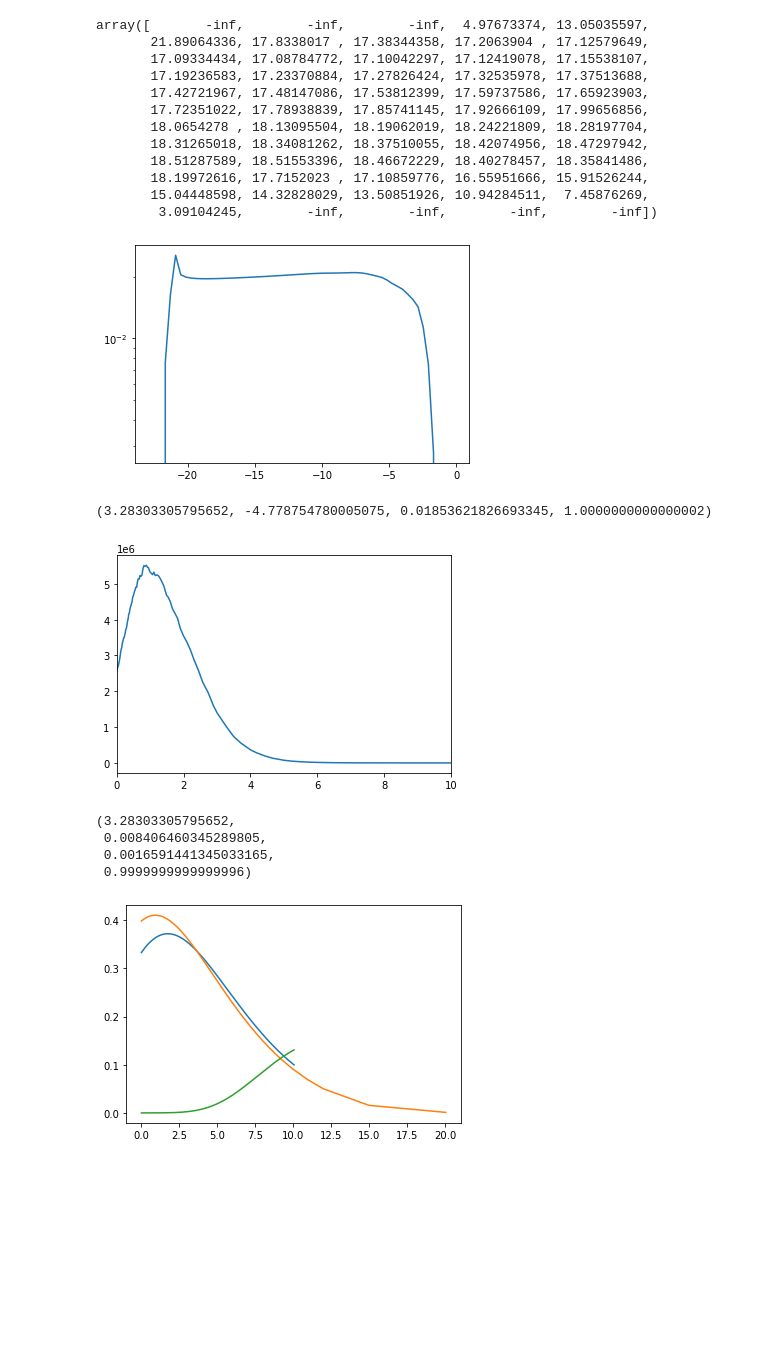
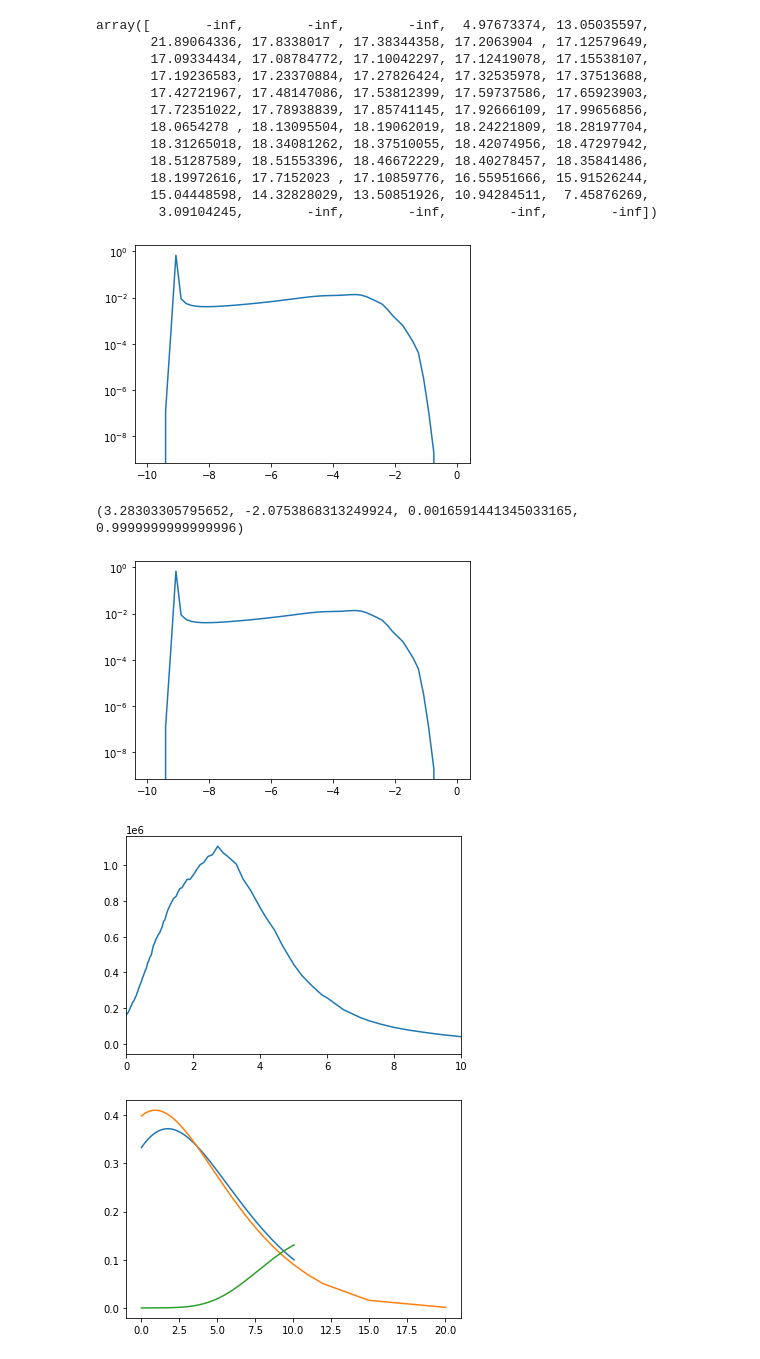
Before and after one commit to sashalvna/Fit_SFRD_TNG, a Jupyter notebook: TNG_data_for_cosmic_integration.ipynb, the cells around one changed output. Saved outputs shown, nothing was run; the diff lists cells and outputs as text; code cells hidden in the pictures; blank space fills up the shorter version.

```diff
--- a/TNG_data_for_cosmic_integration.ipynb
+++ b/TNG_data_for_cosmic_integration.ipynb
@@ -312,12 +200,12 @@ with h5.File(paths.data / str("SFRMetallicityFromGasWithMetalsTNG%s-%s.hdf5"%(TN
 
 Sim_center_Zbin  = (MetalBins[:-1] + MetalBins[1:])/2.
 
-# Convert SFR from sfr/box to sfr Mpc-3
+# Convert SFR from sfr/box to sfr Mpc-3 <- need to then convert to Msun/yr/Gpc^3
 littleh  = 0.6774
 Rbox     = rbox/littleh
 Sim_SFRD = BoxSfr / Rbox**3 *u.Mpc**-3
 Sim_SFRD = Sim_SFRD.value
 
-# The model comes in SFRD/DeltaZ, make sure your data does as well!!
-step_fit_logZ  = np.diff(np.log(MetalBins))[0]
-Sim_SFRD       = Sim_SFRD/step_fit_logZ
+# The model comes in SFRD/DeltaZ, make sure your data does as well <- do NOT do this, otherwise multiply by step_fit_logZ
+#step_fit_logZ  = np.diff(np.log(MetalBins))[0]
+#Sim_SFRD       = Sim_SFRD/step_fit_logZ
@@ -375,19 +266,0 @@ Text(0, 0.5, 'Normalized # SF gas cells with $Z/Z_\\odot$')
-# %%
-#FROM COSMIC INT CALC OF SFR: get value in mass per year per cubic Mpc and convert to per cubic Gpc then return
-#sfr = a * ((1+redshifts)**b) / (1 + ((1+redshifts)/c)**d) * u.Msun / u.yr / u.Mpc**3
-#return sfr.to(u.Msun / u.yr / u.Gpc**3).value
-
-# Convert SFR from sfr/box to sfr Mpc-3
-littleh  = 0.6774
-Rbox     = rbox/littleh
-Sim_SFRD2 = BoxSfr / Rbox**3 *u.Mpc**-3
-Sim_SFRD2 = Sim_SFRD2.value
-Sim_SFRD = BoxSfr / Rbox**3 *u.Mpc**-3
-Sim_SFRD = Sim_SFRD.value
-
-# The model comes in SFRD/DeltaZ, make sure your data does as well <- do I want that too??
-step_fit_logZ  = np.diff(np.log(MetalBins))[0]
-Sim_SFRD       = Sim_SFRD/step_fit_logZ
-
-#NEED: Msun per year per cubic Gpc
-#currently sfr/box -> sfr per cubic Mpc; sfr = Msun per year already in TNG! just convert to per Gpc
@@ -401,3 +266,0 @@ mpc
-# %%
-Sim_SFRD = Sim_SFRD * mpc
-Sim_SFRD2 = Sim_SFRD2 * mpc
@@ -452,10 +287,10 @@ def calc_dPdlogZ(redshift_form, redshifts, binary_metallicity, data_metallicity,
     z_form = redshifts[z_ind] #value of closest redshift
 
     #convert everything to log metallicity
-    binary_metallicity = np.log(binary_metallicity)
-    data_metallicity = np.log(data_metallicity)
-    metallicity_dists = np.log(metallicity_dists)
-    metallicity_dists[metallicity_dists==-np.inf] = 0
+    binary_metallicity = np.log10(binary_metallicity)
+    data_metallicity = np.log10(data_metallicity)
+    #metallicity_dists = np.log10(metallicity_dists)
+    #metallicity_dists[metallicity_dists==-np.inf] = 0
 
     #find closest value in the metallicities in the data to the binary metallicity
     metallicity_ind = np.argmin(np.abs(data_metallicity - binary_metallicity)) #index
@@ -510,36 +348,30 @@ def calc_dPdlogZ_v2(redshift_form, redshifts, binary_metallicity, data_metallici
     return(redshifts, metals_form, dPdlogZs)
 # %%
 Average_SF_mass_needed = 0.13123123123
-nformed = np.sum(Sim_SFRD2, axis=1) / Average_SF_mass_needed
+nformed = np.sum(Sim_SFRD*mpc, axis=1) / Average_SF_mass_needed
 metallicities = Sim_center_Zbin
 Sim_metals = Metals
 Sim_redshifts = Redshifts
 n_binaries = 1
 COMPAS_metallicities = [1e-2]
 z_of_formation = 3.3
 formation_rate = np.zeros(shape=(n_binaries, len(Redshifts)))
 
 print(calc_dPdlogZ(z_of_formation, Sim_redshifts, COMPAS_metallicities[0], metallicities, Sim_metals))
 
 for i in range(n_binaries):
     if len(Sim_metals) > 0:
-        formation_rate[i, :] = nformed * calc_dPdlogZ_v2(z_of_formation, Sim_redshifts, COMPAS_metallicities[i], \
-        metallicities, Sim_metals, showdist=False)[2] #/ p_draw_metallicity * COMPAS_weights[i]
+        formation_rate[i, :] = nformed * calc_dPdlogZ(z_of_formation, Sim_redshifts, COMPAS_metallicities[i], \
+        metallicities, Sim_metals)[2] #/ p_draw_metallicity * COMPAS_weights[i]
         plt.plot(Sim_redshifts, formation_rate[i])
         plt.xlim(0, 10)
     #else:
         # calculate formation rate (see Neijssel+19 Section 4) - note this uses dPdlogZ for *closest* metallicity
         #formation_rate[i, :] = n_formed * dPdlogZ[:, np.digitize(COMPAS_metallicites[i], metallicities)]
         #/ p_draw_metallicity * COMPAS_weights[i]
 # %% [output]
-[figure, old version]
+[figure, new version]
-(3.28303305795652, -4.778754780005075, 0.01853621826693345, 1.0000000000000002)
+(3.28303305795652, -2.0753868313249924, 0.0016591441345033165, 0.9999999999999996)
-[figure, old version]
+[figure, new version]
+[figure, added]
-# %%
-3.28303305795652, 0.008406460345289805, 0.0016591441345033165, 0.9999999999999996
-# %% [output]
-(3.28303305795652,
- 0.008406460345289805,
- 0.0016591441345033165,
- 0.9999999999999996)
 # %%
```
Also changed, not shown: parts of 52 cells of this notebook, 1 other file.
